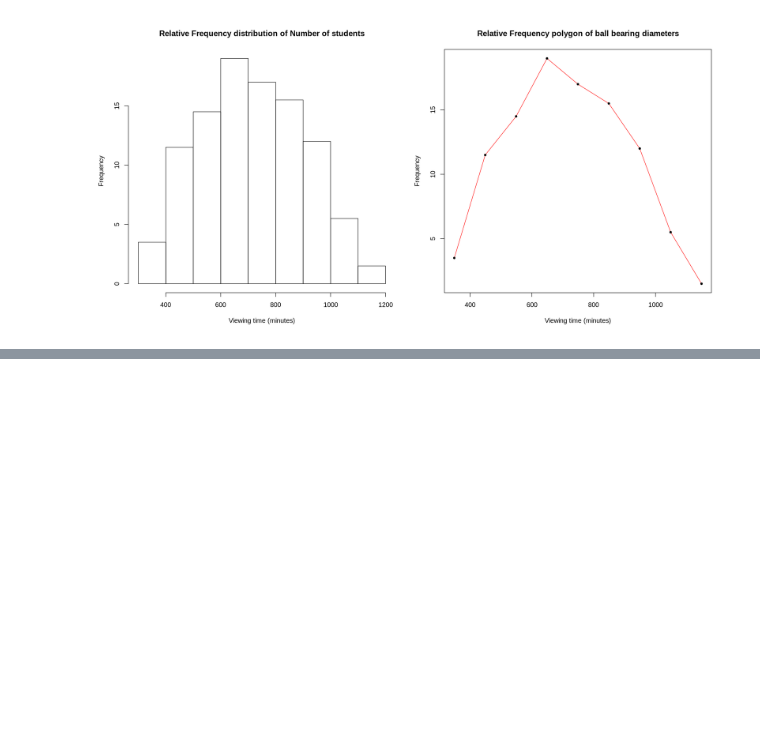
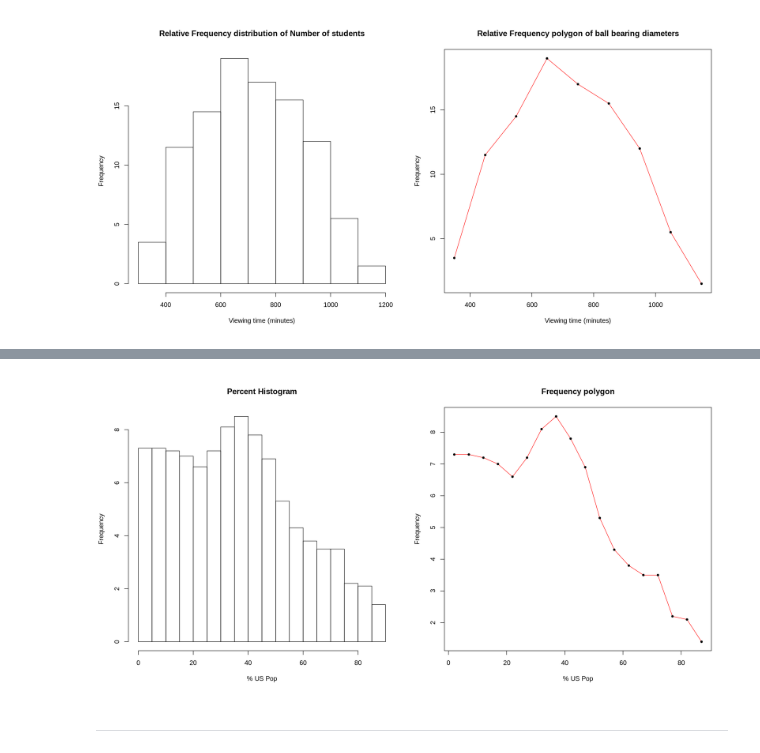
Before and after one commit to jbennett7/Statistics, a Jupyter notebook: 02 Chapter 2 Frequency Distributions/03 Supplementary Problems/Supplementary problems.ipynb, the cells around one changed output, grey strips where cells are left out. Drawn from its saved outputs; the diff is of its cells as text; code cells hidden in the pictures; blank space fills up the shorter version.

```diff
--- a/02 Chapter 2 Frequency Distributions/03 Supplementary Problems/Supplementary problems.ipynb
+++ b/02 Chapter 2 Frequency Distributions/03 Supplementary Problems/Supplementary problems.ipynb
@@ -651,0 +692,5 @@ options(repr.plot.width=7, repr.plot.height=7)
+# %%
+p2.31.age.group.in.years <- as.factor(c("Under 5", "5-9", "10-14", "15-19", "20-24", "25-29", "30-34", "35-39",
+                                  "40-44", "45-49", "50-54", "55-59", "60-64", "65-74", "75-84", "85 and over"))
+p2.31.pct.of.US.population <- c(7.3, 7.3, 7.2, 7.0, 6.6, 7.2, 8.1, 8.5, 7.8, 6.9, 5.3, 4.3, 3.8, 7.0, 4.3, 1.4)
+Table.2.16 <- data.frame(Age.group.in.years=p2.31.age.group.in.years, pct.of.US.population=p2.31.pct.of.US.population)
@@ -651,0 +769,15 @@ options(repr.plot.width=7, repr.plot.height=7)
+# %%
+p2.32.new.age.group.in.years <- as.vector(Table.2.16[,1])
+p2.32.new.pct.of.US.population <- as.vector(Table.2.16[,2])
+p2.32.new.age.group.in.years[1] <- "0-4"
+p2.32.new.age.group.in.years[14] <- "65-69"
+p2.32.new.age.group.in.years[15] <- "70-74"
+p2.32.new.pct.of.US.population[14] <- p2.32.new.pct.of.US.population[15] <- round(Table.2.16[14, 2]/2, 1)
+p2.32.new.age.group.in.years[16] <- "74-79"
+p2.32.new.age.group.in.years[17] <- "80-84"
+p2.32.new.pct.of.US.population[16] <- round(Table.2.16[15, 2]/2, 1) + .1
+p2.32.new.pct.of.US.population[17] <- round(Table.2.16[15, 2]/2, 1)
+p2.32.new.age.group.in.years[18] <- "85-90"
+p2.32.new.pct.of.US.population[18] <- Table.2.16[16, 2]
+
+p2.32.table <- data.frame(Age.group.in.years=p2.32.new.age.group.in.years, pct.of.US.population=p2.32.new.pct.of.US.population)
@@ -651,0 +806,15 @@ options(repr.plot.width=7, repr.plot.height=7)
+# %%
+p2.32.h <- list(breaks=seq(0, 94, by=5), counts=p2.32.table[,2])
+p2.32.marks <- seq(2, 87, by=5)
+class(p2.32.h) <- "histogram"
+# %%
+par(mfrow=c(1,2))
+options(repr.plot.width=16, repr.plot.height=8)
+plot(p2.32.h, main="Percent Histogram", xlab="% US Pop")
+plot(p2.32.marks, p2.32.table[,2], type="l", col="red", xlab="% US Pop", ylab="Frequency", main="Frequency polygon")
+points(p2.32.marks, p2.32.table[,2], pch=20)
+options(repr.plot.width=7, repr.plot.height=7)
+# %% [output]
+[figure, added]
+# %% [markdown]
+---
```
Also changed, not shown: parts of 31 cells of this notebook, 4 other files.
